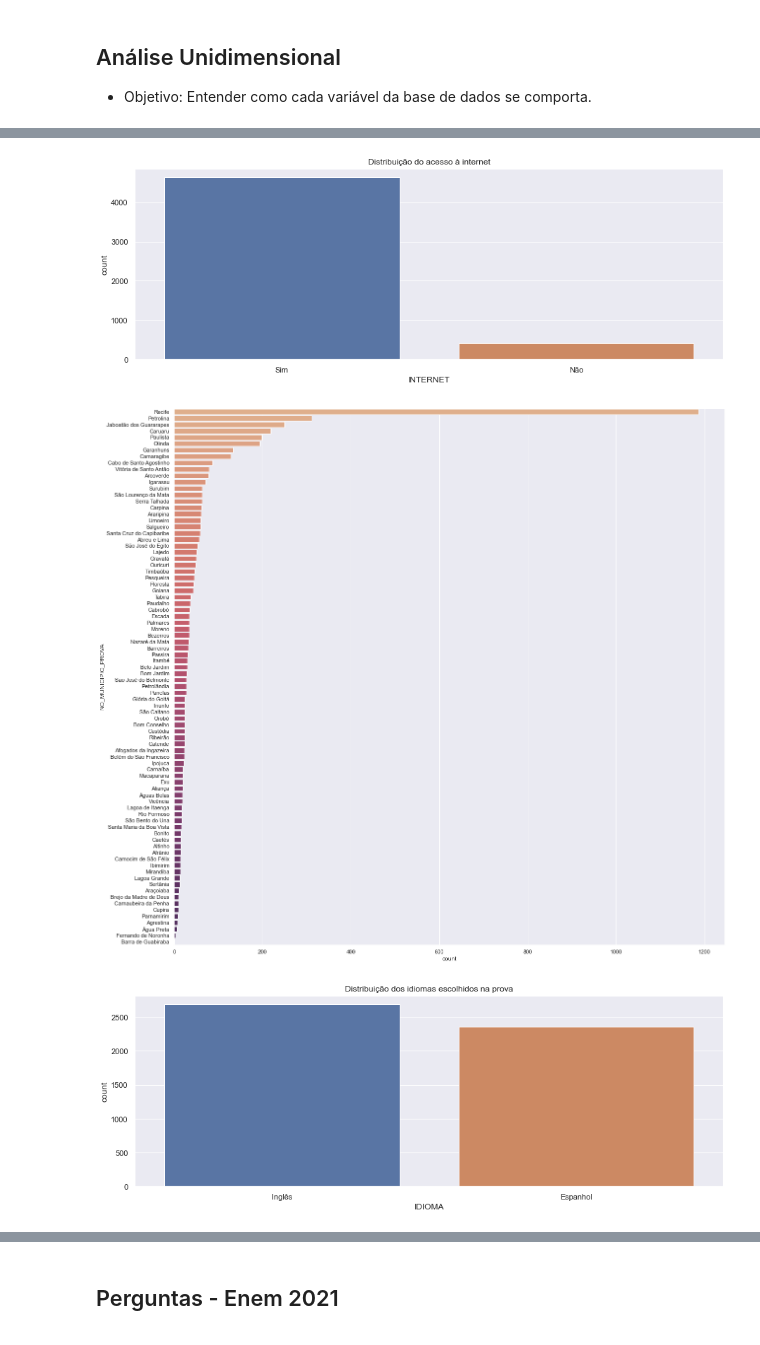
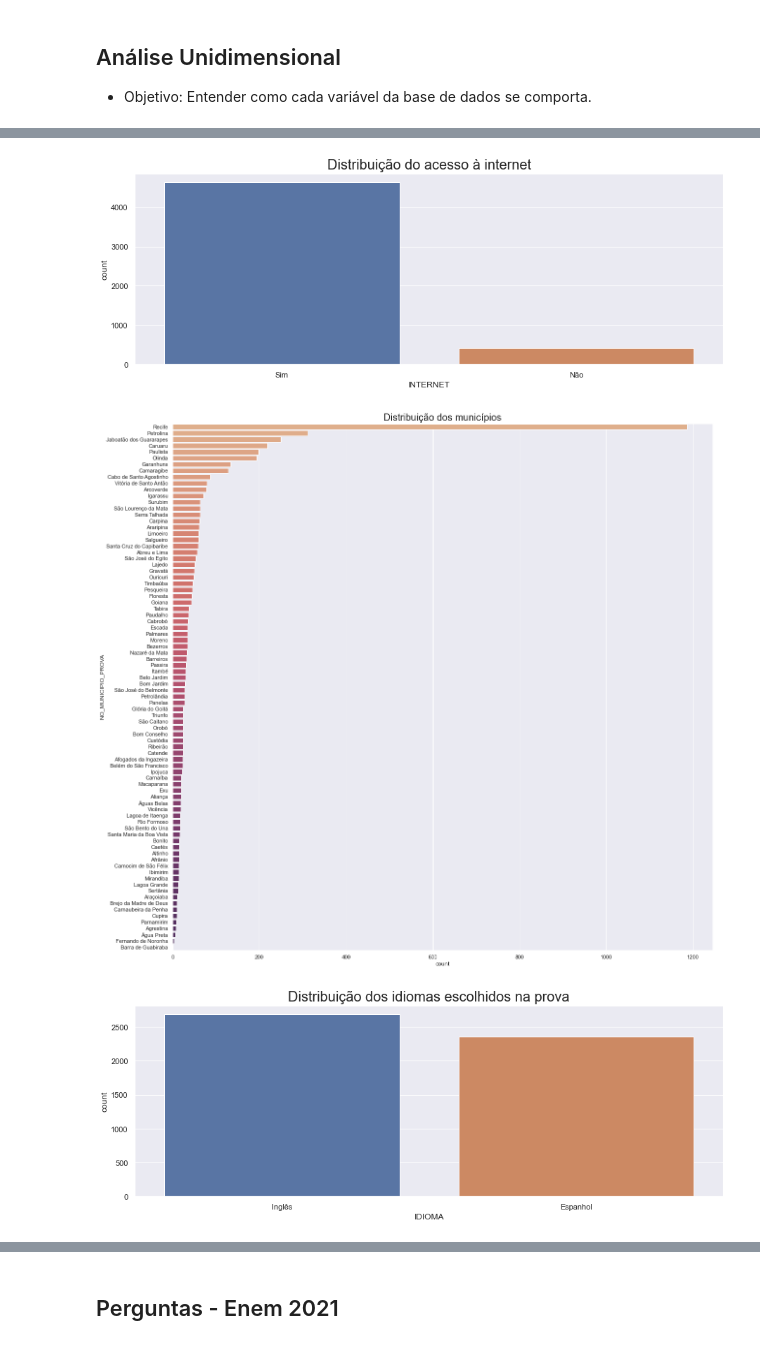
Before and after one commit to Victor-Amarante/Intro_DS, a Jupyter notebook: DataEDA.ipynb, the cells around one changed output, grey strips where cells are left out. Saved outputs shown, nothing was run; the diff lists cells and outputs as text; code cells hidden in the pictures.

```diff
--- a/DataEDA.ipynb
+++ b/DataEDA.ipynb
@@ -171,9 +173,9 @@ ax.set_title('Distribuição da localização da escola');
 # Distribuicao do acesso a internet
 fig, ax = plt.subplots(figsize=(15,5))
 ax = sns.countplot(x = 'INTERNET', data = df)
-ax.set_title('Distribuição do acesso à internet');
+ax.set_title('Distribuição do acesso à internet', fontsize=20);
 # %% [output]
-[figure, old version]
+[figure, new version]
 # %%
 # Distribuicao dos municipios
 fig, ax = plt.subplots(figsize=(20,20))
@@ -181,15 +183,16 @@ ax = sns.countplot(y = 'NO_MUNICIPIO_PROVA',
                    data = df,
                    order = df['NO_MUNICIPIO_PROVA'].value_counts().index,
                    palette = 'flare');
+ax.set_title('Distribuição dos municípios', fontsize=20);
 # %% [output]
-[figure, old version]
+[figure, new version]
 # %%
 # Distribuicao dos idiomas escolhidos na prova
 fig, ax = plt.subplots(figsize=(15,5))
 ax = sns.countplot(x = 'IDIOMA', data = df)
-ax.set_title('Distribuição dos idiomas escolhidos na prova');
+ax.set_title('Distribuição dos idiomas escolhidos na prova', fontsize=20);
 # %% [output]
-[figure, old version]
+[figure, new version]
 # %%
 # Distribuicao do status da redacao
 fig, ax = plt.subplots(figsize=(24,5))
```
Also changed, not shown: parts of 8 cells of this notebook.
